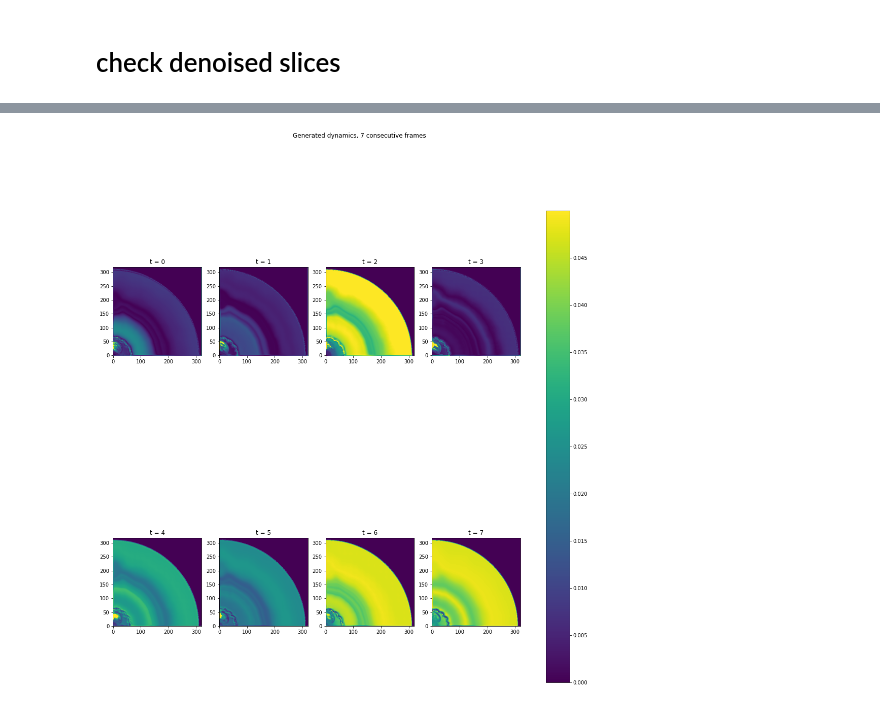
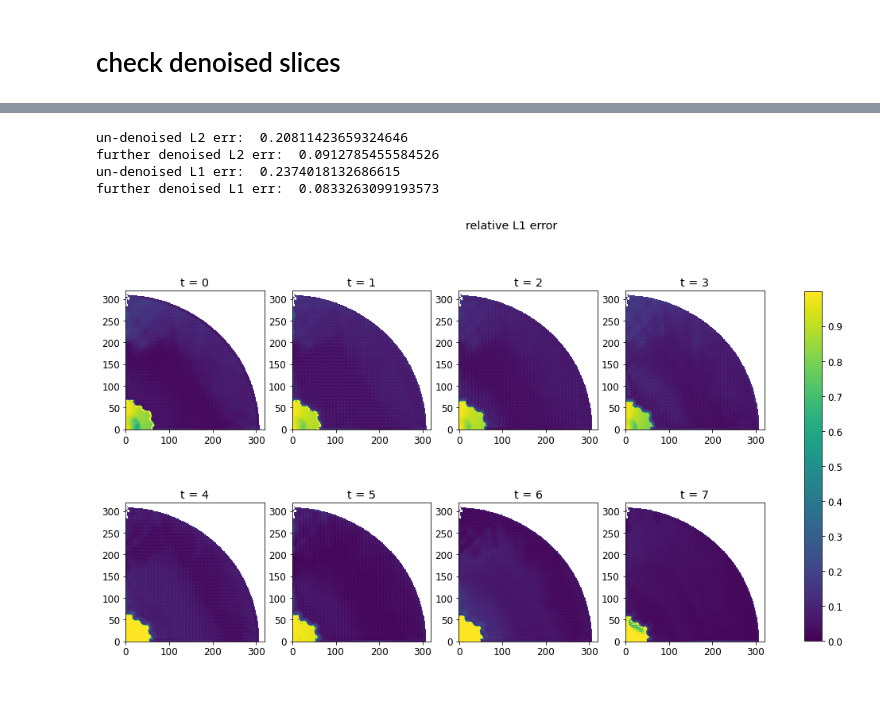
Before and after one commit to zhishenhuang/hydro, a Jupyter notebook: demo.ipynb, the cells around one changed output, grey strips where cells are left out. Drawn from its saved outputs; the diff is of its cells as text; code cells hidden in the pictures.

```diff
--- a/demo.ipynb
+++ b/demo.ipynb
@@ -452,0 +414,4 @@ ResidualUNet3D(
+# %%
+gnet = ResidualUNet3D(1,1,num_levels=5,is_segmentation=False,final_sigmoid=False)
+gnet_params_nums = sum(p.numel() for p in gnet.parameters() if p.requires_grad)
+print('total amount of parameters in gnet: ', gnet_params_nums)
@@ -490,11 +481,12 @@ Total amount of files: 13798
 # %%
 # apply denoiser, show the outcome
 noisy_dyn = noise + dyn
-denoised_dyn = gnet(noisy_dyn).detach()
-denoised_dyn[denoised_dyn<0] = 0
-print('un-denoised l2 err: ',(torch.norm(noisy_dyn - dyn)/torch.norm(dyn)).item())
-print('denoised    l2 err: ', (torch.norm(denoised_dyn - dyn)/torch.norm(dyn)).item())
-print('un-denoised l1 err: ',(torch.norm(noisy_dyn - dyn,p=1)/torch.norm(dyn,p=1)).item())
-print('denoised    l1 err: ', (torch.norm(denoised_dyn - dyn,p=1)/torch.norm(dyn,p=1)).item())
-illustrate(denoised_dyn,vmin=-np.inf,vmax=np.inf)
+denoised_dyn = gnet(noisy_dyn).clamp(min=0).detach()
+
+print('un-denoised L2 err: ',(torch.norm(noisy_dyn - dyn)/torch.norm(dyn)).item())
+print('denoised    L2 err: ', (torch.norm(denoised_dyn - dyn)/torch.norm(dyn)).item())
+print('un-denoised L1 err: ',(torch.norm(noisy_dyn - dyn,p=1)/torch.norm(dyn,p=1)).item())
+print('denoised    L1 err: ', (torch.norm(denoised_dyn - dyn,p=1)/torch.norm(dyn,p=1)).item())
+illustrate(dyn,vmin=0,vmax=0.5,title='ground truth')
+illustrate(denoised_dyn,vmin=0,vmax=0.5,title='denoised dynamics')
 # %% [output]
@@ -505,0 +499,20 @@ denoised    l1 err:  0.07543215155601501
+# %%
+def postprocessor(denoised_dyn,truemass,lr=1e0,maxIter=2000,L=100):
+    # loss function = ||x - G(noisy_dyn)||_2^2 + L *|| compute_mass(x) - true_mass ||_2^2
+    denoised_dyn_cp = copy.copy(denoised_dyn)
+    denoised_dyn = Variable(denoised_dyn, requires_grad=True)
+    for t in range(maxIter):
+        mass_denoised = compute_mass(denoised_dyn)
+        mass_denoised.retain_grad()
+        # Compute and print loss using operations on Variables.
+        loss = torch.norm(denoised_dyn - denoised_dyn_cp,p=2)**2 + L * torch.norm(mass_denoised - truemass)**2
+        print(t, loss.data)
+
+        loss.backward()
+        denoised_dyn.data -= lr * denoised_dyn.grad.data
+
+        denoised_dyn.grad.data.zero_() # Manually zero the gradients after updating weights
+    return denoised_dyn.data
+# %%
+truemass = compute_mass(dyn)
+further_denoised_dyn = postprocessor(denoised_dyn,truemass)
@@ -506,4 +537,14 @@ denoised    l1 err:  0.07543215155601501
+# %%
+print('un-denoised L2 err: ',(torch.norm(noisy_dyn - dyn)/torch.norm(dyn)).item())
+print('further denoised L2 err: ', (torch.norm(further_denoised_dyn - dyn)/torch.norm(dyn)).item())
+print('un-denoised L1 err: ',(torch.norm(noisy_dyn - dyn,p=1)/torch.norm(dyn,p=1)).item())
+print('further denoised L1 err: ', (torch.norm(further_denoised_dyn - dyn,p=1)/torch.norm(dyn,p=1)).item())
+# %% [output]
+un-denoised L2 err:  0.20811423659324646
+further denoised L2 err:  0.0912785455584526
+un-denoised L1 err:  0.2374018132686615
+further denoised L1 err:  0.0833263099193573
 # %%
-illustrate((denoised_dyn - dyn).abs(),vmin=0,vmax=.05)
+illustrate(torch.divide((further_denoised_dyn - dyn).abs(),dyn),vmin=0,vmax=1,title='relative L1 error')
 # %% [output]
-[figure, old version]
+[figure, new version]
```
Also changed, not shown: parts of 19 cells of this notebook, 3 other files.
